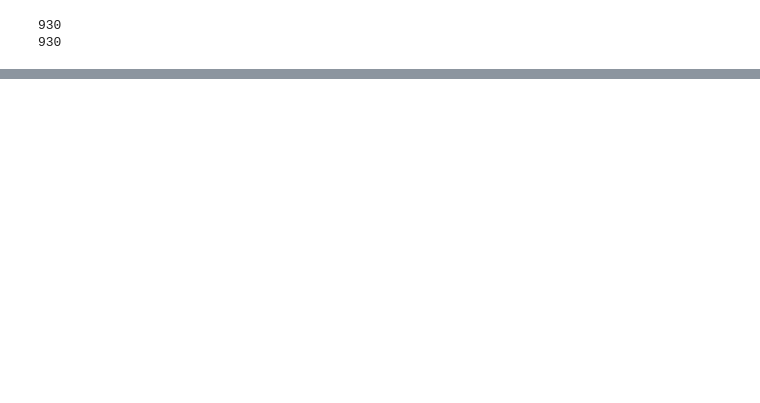
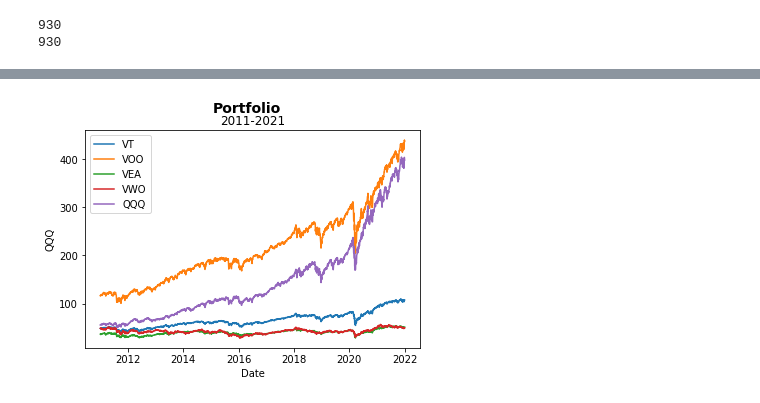
Before and after one commit to Carlos-esp/Curso-Py0toHero, a Jupyter notebook: HW/Yahoo finance.ipynb, the cells around one changed output, grey strips where cells are left out. Cells and saved outputs as stored; diff of their text form; code cells hidden in the pictures; blank space fills up the shorter version.

```diff
--- a/HW/Yahoo finance.ipynb
+++ b/HW/Yahoo finance.ipynb
@@ -84,0 +156,12 @@ plt.show()
+# %%
+Port=Port.merge(voo_close,how='left',on='Date')
+Port=Port.rename(columns={'Close':'VOO'})
+# %%
+Port=Port.merge(vea_close,how='left',on='Date')
+Port=Port.rename(columns={'Close':'VEA'})
+# %%
+Port=Port.merge(vwo_close,how='left',on='Date')
+Port=Port.rename(columns={'Close':'VWO'})
+# %%
+Port=Port.merge(qqq_close,how='left',on='Date')
+Port=Port.rename(columns={'Close':'QQQ'})
@@ -84,0 +193,15 @@ plt.show()
+# %%
+plt.figure()
+
+plt.suptitle("Portfolio",fontsize=14, weight='bold')
+plt.title("2011-2021")
+sns.lineplot(y='VT',x='Date',data=Port,label="VT")
+sns.lineplot(y='VOO',x='Date',data=Port,label="VOO")
+sns.lineplot(y='VEA',x='Date',data=Port,label='VEA')
+sns.lineplot(y='VWO',x='Date',data=Port,label='VWO')
+sns.lineplot(y='QQQ',x='Date',data=Port,label='QQQ')
+plt.legend()
+
+plt.show()
+# %% [output]
+[figure, added]
```
Also changed, not shown: parts of 23 cells of this notebook.
